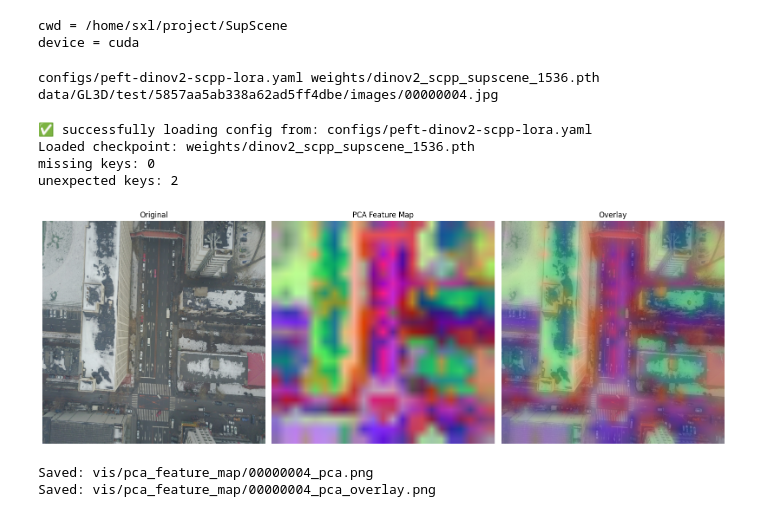
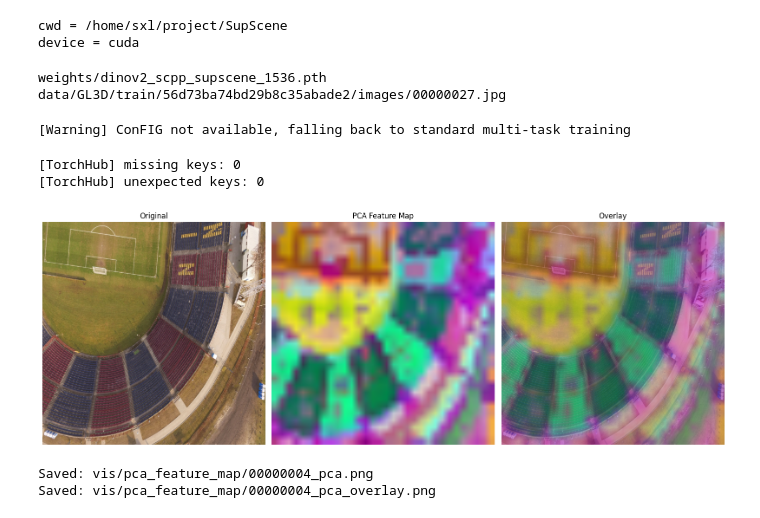
Before and after one commit to Suxilan/SupScene, a Jupyter notebook: scripts/visualize_pca_feature_map.ipynb, the cells around one changed output. Saved outputs shown, nothing was run; the diff lists cells and outputs as text; code cells hidden in the pictures.

```diff
--- a/scripts/visualize_pca_feature_map.ipynb
+++ b/scripts/visualize_pca_feature_map.ipynb
@@ -37,32 +33,28 @@ cwd = /home/sxl/project/SupScene
 device = cuda
 # %%
 # ===== User settings =====
-CONFIG_PATH = 'configs/peft-dinov2-scpp-lora.yaml'
 WEIGHTS_PATH = 'weights/dinov2_scpp_supscene_1536.pth'
-IMAGE_PATH = 'data/GL3D/test/5857aa5ab338a62ad5ff4dbe/images/00000004.jpg'
-IMG_SIZE = 322
+IMAGE_PATH = 'data/GL3D/train/56d73ba74bd29b8c35abade2/images/00000027.jpg'
+IMG_SIZE = 448
 ALPHA = 0.6
 SAVE_DIR = 'vis/pca_feature_map'
 
-print(CONFIG_PATH, WEIGHTS_PATH, IMAGE_PATH)
+print(WEIGHTS_PATH, IMAGE_PATH)
 # %% [output]
-configs/peft-dinov2-scpp-lora.yaml weights/dinov2_scpp_supscene_1536.pth data/GL3D/test/5857aa5ab338a62ad5ff4dbe/images/00000004.jpg
+weights/dinov2_scpp_supscene_1536.pth data/GL3D/train/56d73ba74bd29b8c35abade2/images/00000027.jpg
 # %%
-def build_model(config_path: str, weights_path: str | None):
-    cfg = load_config(config_path, args=None)
-    model_cfg = dataclasses.asdict(cfg.model)
-    model_cfg['weights'] = None
-    model = create_encoder(model_cfg)
+def build_model(weights_path: str | None):
+    hub_kwargs = {
+        'repo_or_dir': str(PROJECT_ROOT),
+        'model': 'dinov2_scpp_supscene_1536',
+        'source': 'local',
+        'map_location': str(device),
+    }
 
     if weights_path:
-        ckpt = torch.load(weights_path, map_location='cpu')
-        state = ckpt.get('model_state_dict', ckpt.get('state_dict', ckpt))
-        if not isinstance(state, dict):
-            raise RuntimeError(f'Unsupported checkpoint format: {weights_path}')
-        missing = model.load_state_dict(state, strict=False)
-        print('Loaded checkpoint:', weights_path)
-        print('missing keys:', len(getattr(missing, 'missing_keys', [])))
-        print('unexpected keys:', len(getattr(missing, 'unexpected_keys', [])))
+        model = torch.hub.load(pretrained=True, weights=weights_path, **hub_kwargs)
+    else:
+        model = torch.hub.load(pretrained=False, **hub_kwargs)
 
     model = model.to(device).eval()
     return model
@@ -121,36 +113,35 @@ def resize_pca(pca_rgb: np.ndarray, image: Image.Image) -> np.ndarray:
     r = F.interpolate(p, size=(image.size[1], image.size[0]), mode='bilinear', align_corners=False)[0]
     return r.permute(1, 2, 0).numpy().clip(0.0, 1.0)
 # %%
-model = build_model(CONFIG_PATH, WEIGHTS_PATH)
+model = build_model(WEIGHTS_PATH)
 raw_img, x = preprocess_image(IMAGE_PATH, IMG_SIZE)
 
 with torch.no_grad():
     bb_out = model.backbone(x)
 
 if isinstance(bb_out, tuple) and len(bb_out) >= 2:
     patch_tokens = bb_out[1]
 elif torch.is_tensor(bb_out):
     patch_tokens = bb_out
 else:
     raise RuntimeError(f'Backbone output does not contain patch tokens: type={type(bb_out)}')
 
 pca_rgb = compute_pca_rgb(patch_tokens)
 pca_up = resize_pca(pca_rgb, raw_img)
 raw_np = np.asarray(raw_img).astype(np.float32) / 255.0
 overlay = (1.0 - ALPHA) * raw_np + ALPHA * pca_up
 overlay = np.clip(overlay, 0.0, 1.0)
 
 fig, ax = plt.subplots(1, 3, figsize=(16, 6))
 ax[0].imshow(raw_np); ax[0].set_title('Original'); ax[0].axis('off')
 ax[1].imshow(pca_up); ax[1].set_title('PCA Feature Map'); ax[1].axis('off')
 ax[2].imshow(overlay); ax[2].set_title('Overlay'); ax[2].axis('off')
 plt.tight_layout(); plt.show()
 # %% [output]
-✅ successfully loading config from: configs/peft-dinov2-scpp-lora.yaml
-Loaded checkpoint: weights/dinov2_scpp_supscene_1536.pth
-missing keys: 0
-unexpected keys: 2
+[Warning] ConFIG not available, falling back to standard multi‑task training
+[TorchHub] missing keys: 0
+[TorchHub] unexpected keys: 0
-[figure, old version]
+[figure, new version]
 # %%
 save_dir = Path(SAVE_DIR)
 save_dir.mkdir(parents=True, exist_ok=True)
```
Also changed, not shown: parts of 1 cell of this notebook, 1 other file.
